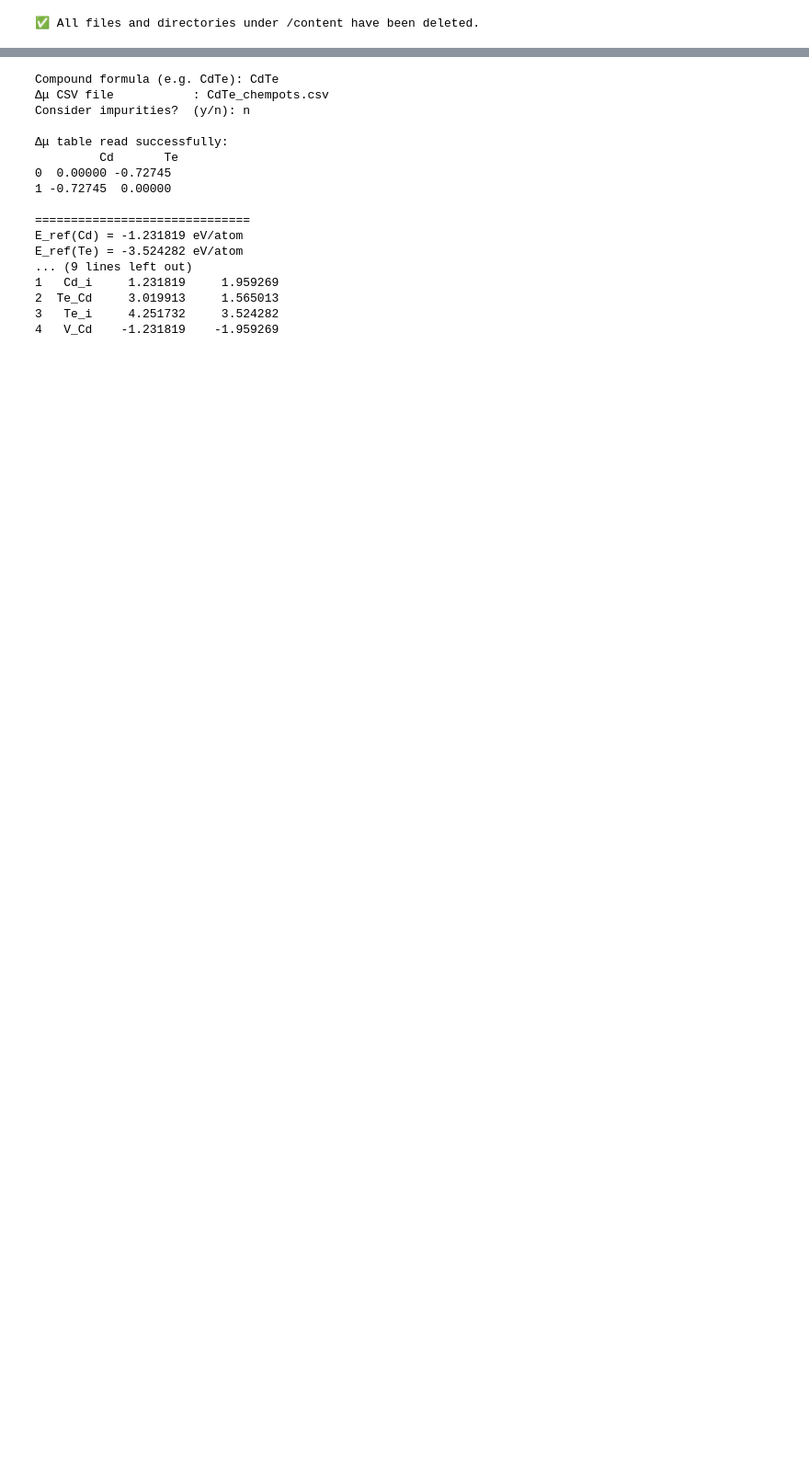
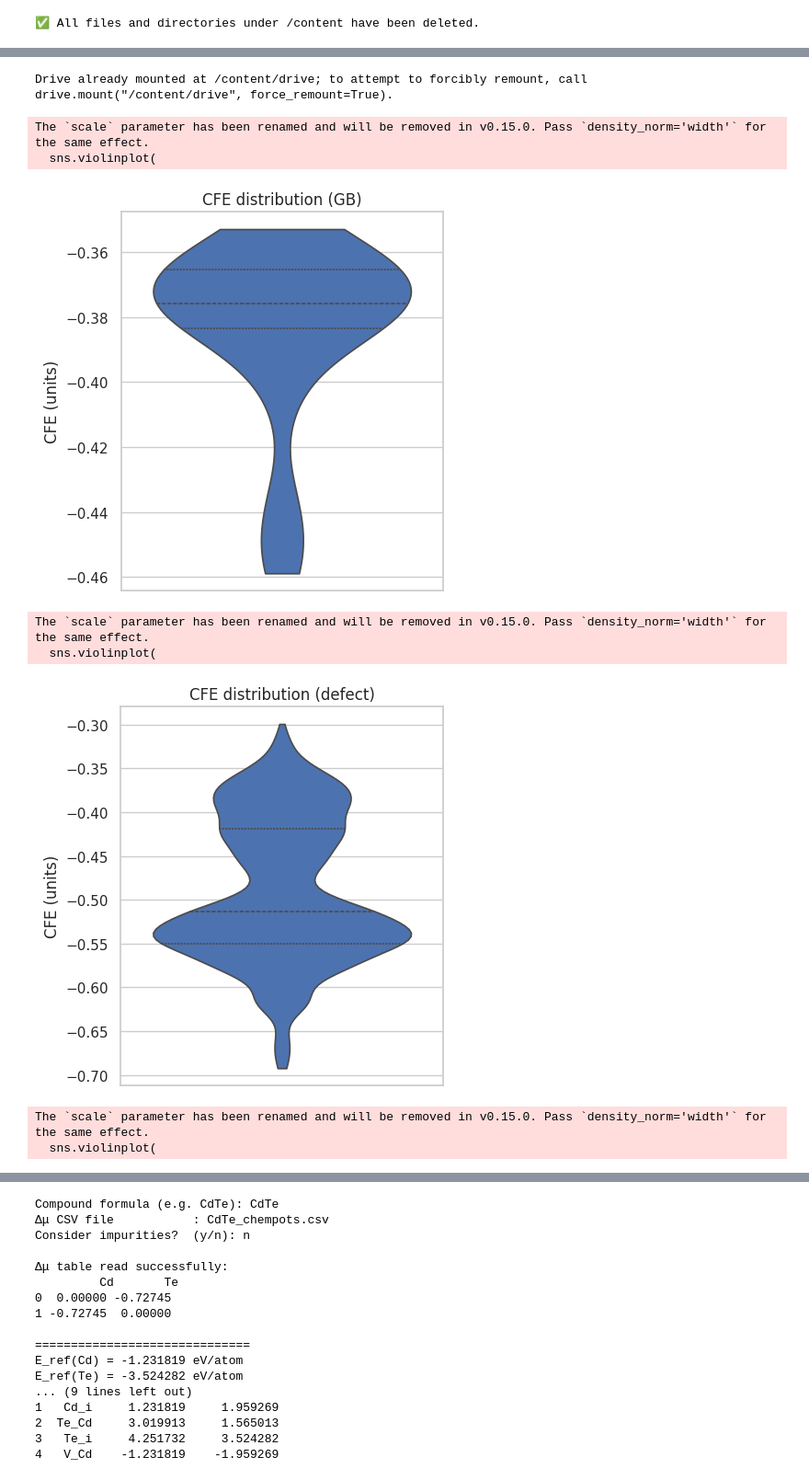
Before and after one commit to msehabibur/nanohub-simple-jupyter-tool, a Jupyter notebook: CADeT.ipynb, the cells around one changed output, grey strips where cells are left out. Shown at 92% size. Saved outputs shown, nothing was run; the diff lists cells and outputs as text; code cells hidden in the pictures; blank space fills up the shorter version.

```diff
--- a/CADeT.ipynb
+++ b/CADeT.ipynb
@@ -104,0 +24,74 @@ Extracted all files to: reference/
+# %%
+# ── violin_CFE_by_tag.py ────────────────────────────────────────────────────
+"""
+Display a separate violin plot of CFE for every Tag category
+(defect, interface, …) using dark fill colours.
+
+Expected CSV columns (adjust if needed):
+    Structure | Energy | Forces | Stress | Directory | Frequency | CFE | Tag
+"""
+
+# 0 ▸ Colab-only: mount Google Drive (comment out elsewhere) ─────────────────
+try:
+    from google.colab import drive            # noqa: F401
+    drive.mount("/content/drive")
+except ModuleNotFoundError:
+    pass  # not running inside Colab
+
+# 1 ▸ Imports ────────────────────────────────────────────────────────────────
+from pathlib import Path
+import pandas as pd
+import matplotlib.pyplot as plt
+import seaborn as sns
+
+# 2 ▸ User settings ─────────────────────────────────────────────────────────
+CSV_PATH  = Path("/content/drive/MyDrive/CADeT/Data/Charged-1/merged_data_m1.csv")
+GROUP_COL = "Tag"          # column used to split the data (e.g. defect/interface)
+
+# 3 ▸ Load & clean ───────────────────────────────────────────────────────────
+df = pd.read_csv(CSV_PATH)
+df["CFE"] = pd.to_numeric(df["CFE"], errors="coerce")  # ensure numeric
+
+# 4 ▸ Global style ───────────────────────────────────────────────────────────
+sns.set_theme(style="whitegrid", palette="deep", rc={"font.size": 22})
+
+# 5 ▸ One violin per Tag category ────────────────────────────────────────────
+categories = sorted(df[GROUP_COL].dropna().unique()) if GROUP_COL in df else [None]
+
+for cat in categories:
+    sub = df[(df[GROUP_COL] == cat) & df["CFE"].notna()]
+    if sub.empty:
+        continue
+
+    fig, ax = plt.subplots(figsize=(5,5))
+
+    sns.violinplot(
+        data=sub,
+        y="CFE",
+        x=None,            # single violin
+        scale="width",     # comparable width; y-range adapts to data
+        inner="quartile",
+        cut=0,
+        saturation=1,      # dark fill (no pastel)
+        ax=ax,
+    )
+
+    title_suffix = f" ({cat})" if cat is not None else ""
+    ax.set_xlabel("")
+    ax.set_ylabel("CFE (units)")
+    ax.set_title(f"CFE distribution{title_suffix}")
+
+    fig.tight_layout()
+    plt.show()
+
+print("✅ CFE violin plots displayed for each Tag category.")
+# %% [output]
+Drive already mounted at /content/drive; to attempt to forcibly remount, call drive.mount("/content/drive", force_remount=True).
+The `scale` parameter has been renamed and will be removed in v0.15.0. Pass `density_norm='width'` for the same effect.
+  sns.violinplot(
+[figure, added]
+The `scale` parameter has been renamed and will be removed in v0.15.0. Pass `density_norm='width'` for the same effect.
+  sns.violinplot(
+[figure, added]
+The `scale` parameter has been renamed and will be removed in v0.15.0. Pass `density_norm='width'` for the same effect.
+  sns.violinplot(
```
Also changed, not shown: parts of 17 cells of this notebook.
